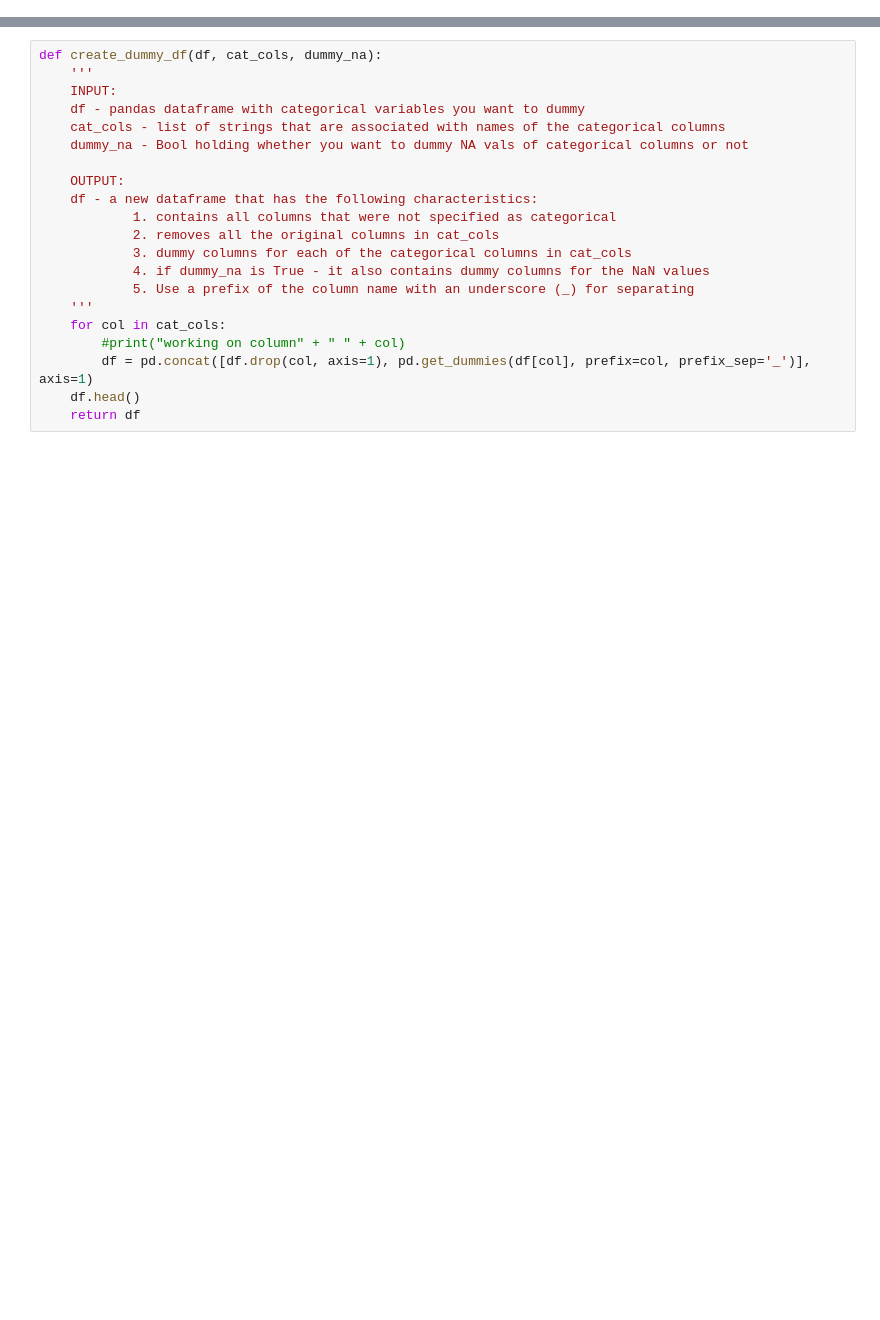
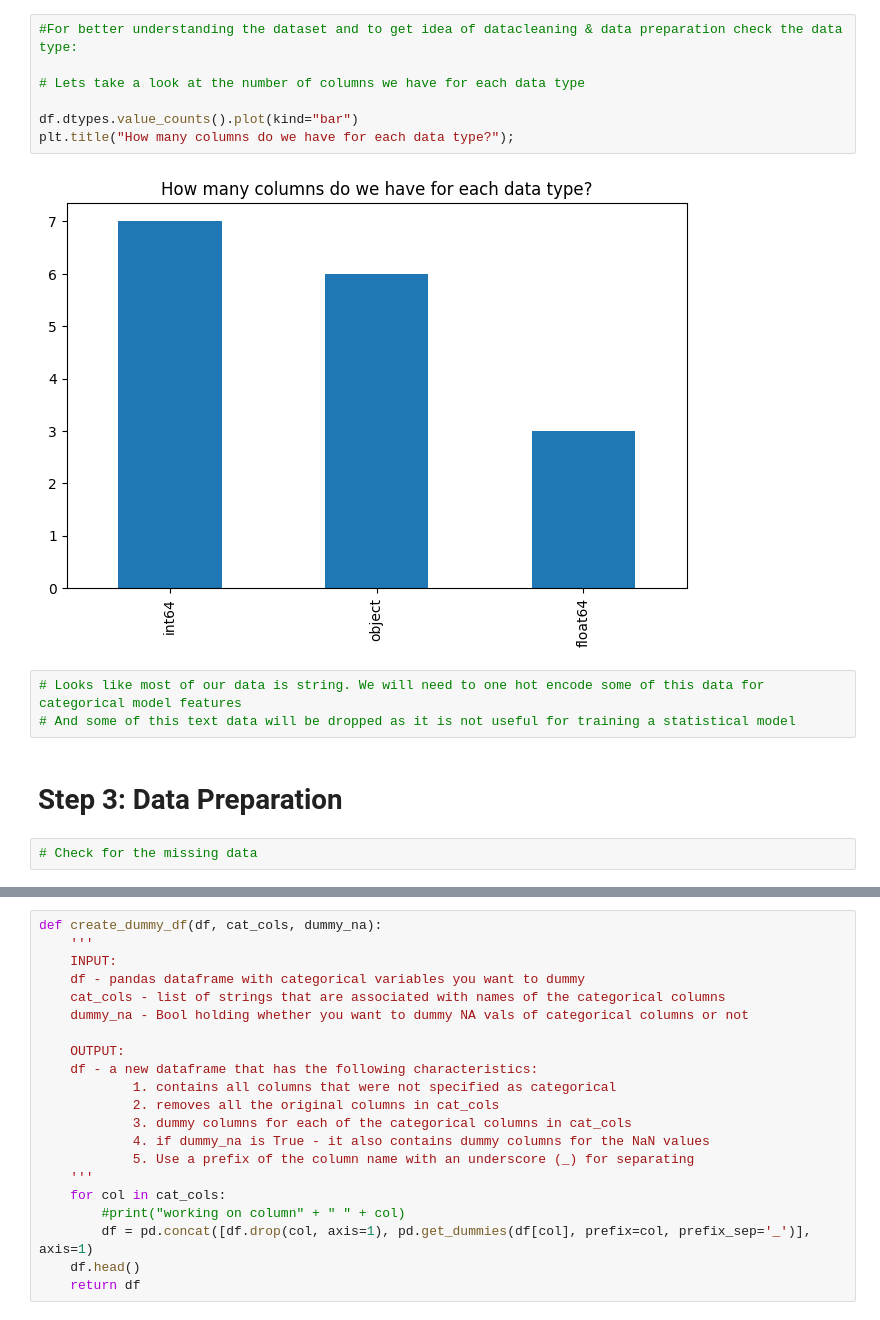
Before and after one commit to amitechno/datascienceproject1, a Jupyter notebook: ny.ipynb, the cells around one changed output, grey strips where cells are left out. Drawn from its saved outputs; the diff is of its cells as text; blank space fills up the shorter version.

```diff
--- a/ny.ipynb
+++ b/ny.ipynb
@@ -53,0 +74,16 @@ y_test_preds = lm_model.predict(X_test)
+# %%
+#For better understanding the dataset and to get idea of datacleaning & data preparation check the data type:
+
+# Lets take a look at the number of columns we have for each data type
+
+df.dtypes.value_counts().plot(kind="bar")
+plt.title("How many columns do we have for each data type?");
+# %% [output]
+[figure, added]
+# %%
+# Looks like most of our data is string. We will need to one hot encode some of this data for categorical model features
+# And some of this text data will be dropped as it is not useful for training a statistical model
+# %% [markdown]
+# Step 3: Data Preparation
+# %%
+# Check for the missing data
```
Also changed, not shown: parts of 20 cells of this notebook, 5 other files.
